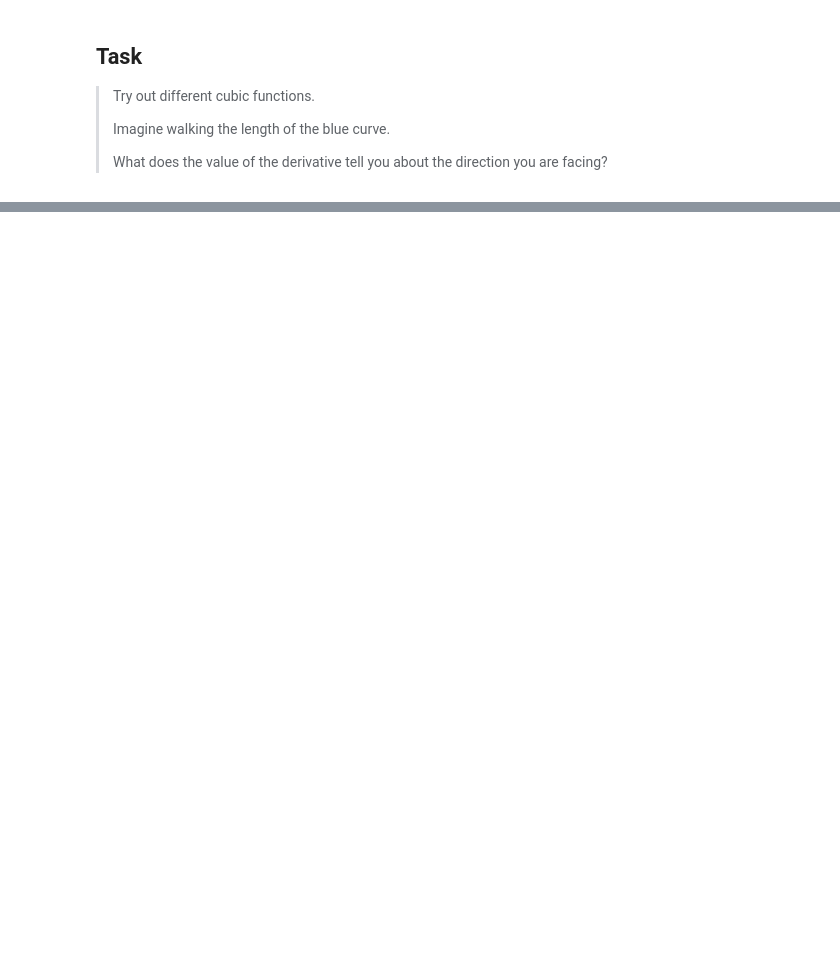
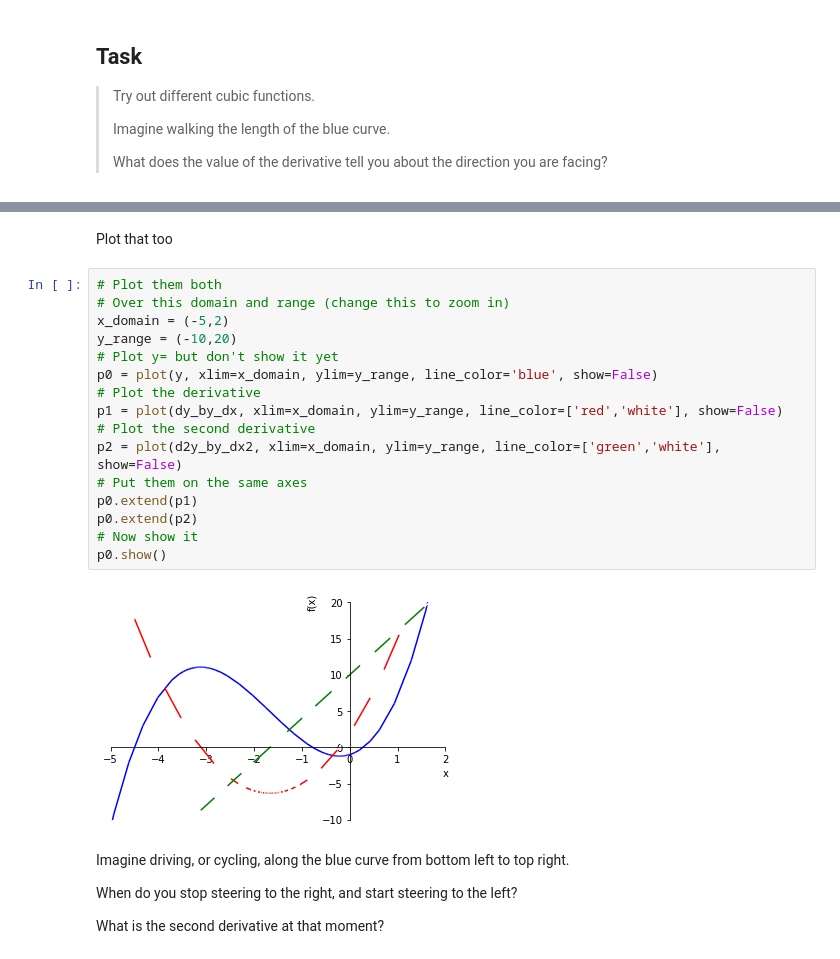
Before and after one commit to adacollege/maths-1-calculus, a Jupyter notebook: derivative plotter.ipynb, the cells around one changed output, grey strips where cells are left out. Drawn from its saved outputs; the diff is of its cells as text; blank space fills up the shorter version.

```diff
--- a/derivative plotter.ipynb
+++ b/derivative plotter.ipynb
@@ -50,0 +68,26 @@ p1.show()
+# %% [markdown]
+Plot that too
+# %%
+# Plot them both
+# Over this domain and range (change this to zoom in)
+x_domain = (-5,2)
+y_range = (-10,20)
+# Plot y= but don't show it yet
+p0 = plot(y, xlim=x_domain, ylim=y_range, line_color='blue', show=False)
+# Plot the derivative
+p1 = plot(dy_by_dx, xlim=x_domain, ylim=y_range, line_color=['red','white'], show=False)
+# Plot the second derivative
+p2 = plot(d2y_by_dx2, xlim=x_domain, ylim=y_range, line_color=['green','white'], show=False)
+# Put them on the same axes
+p0.extend(p1)
+p0.extend(p2)
+# Now show it
+p0.show()
+# %% [output]
+[figure, added]
+# %% [markdown]
+Imagine driving, or cycling, along the blue curve from bottom left to top right.
+
+When do you stop steering to the right, and start steering to the left?
+
+What is the second derivative at that moment?
```
Also changed, not shown: parts of 5 cells of this notebook, 1 other file.
